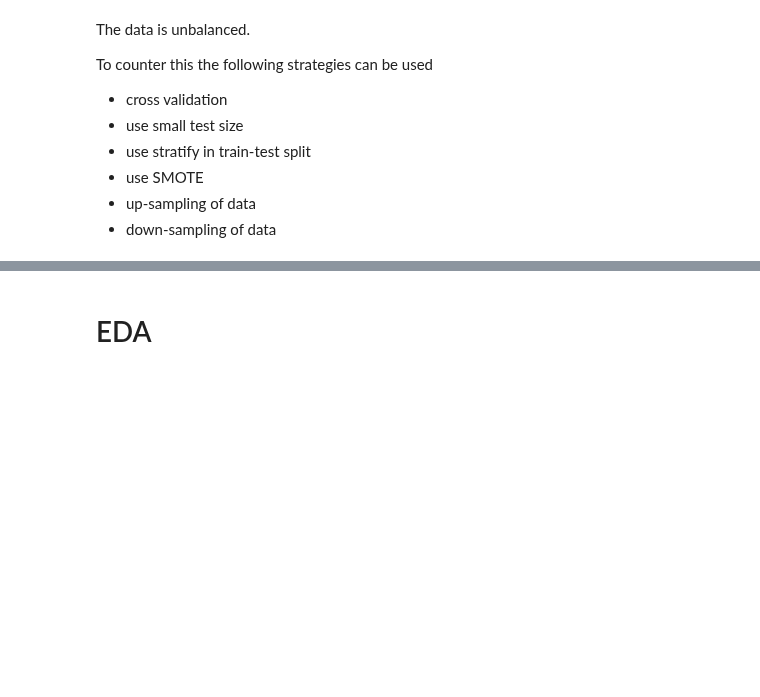
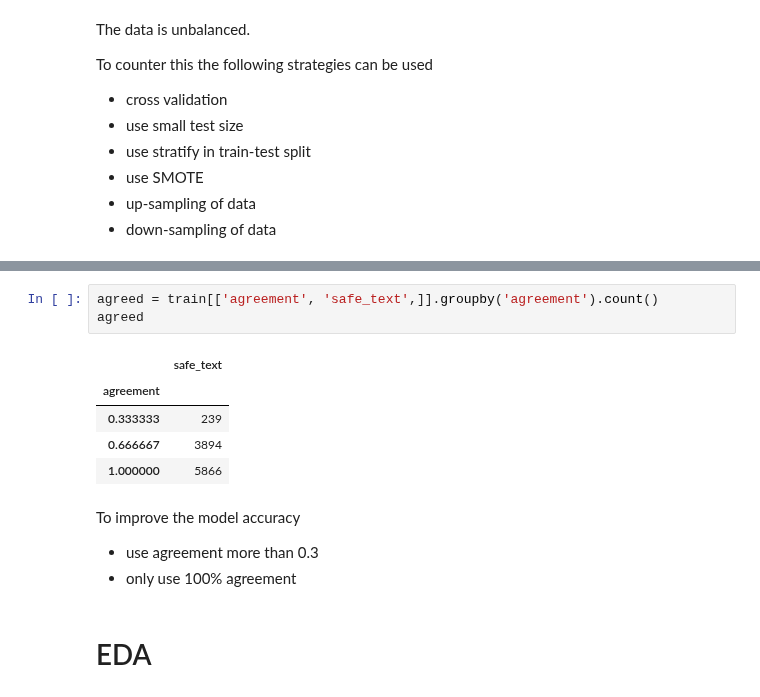
Before and after one commit to monicafar147/To-vaccinate-or-not-, a Jupyter notebook: main.ipynb, the cells around one changed output, grey strips where cells are left out. Saved outputs shown, nothing was run; the diff lists cells and outputs as text; blank space fills up the shorter version.

```diff
--- a/main.ipynb
+++ b/main.ipynb
@@ -129,3 +137,16 @@ To counter this the following strategies can be used
+# %%
+agreed = train[['agreement', 'safe_text',]].groupby('agreement').count()
+agreed
+# %% [output]
+|  | safe_text |
+| agreement |  |
+| 0.333333 | 239 |
+| 0.666667 | 3894 |
+| 1.000000 | 5866 |
+# %% [markdown]
+To improve the model accuracy
+- use agreement more than 0.3
+- only use 100% agreement
 # %% [markdown]
 # EDA
 # %%
```
Also changed, not shown: parts of 1 cell of this notebook.
